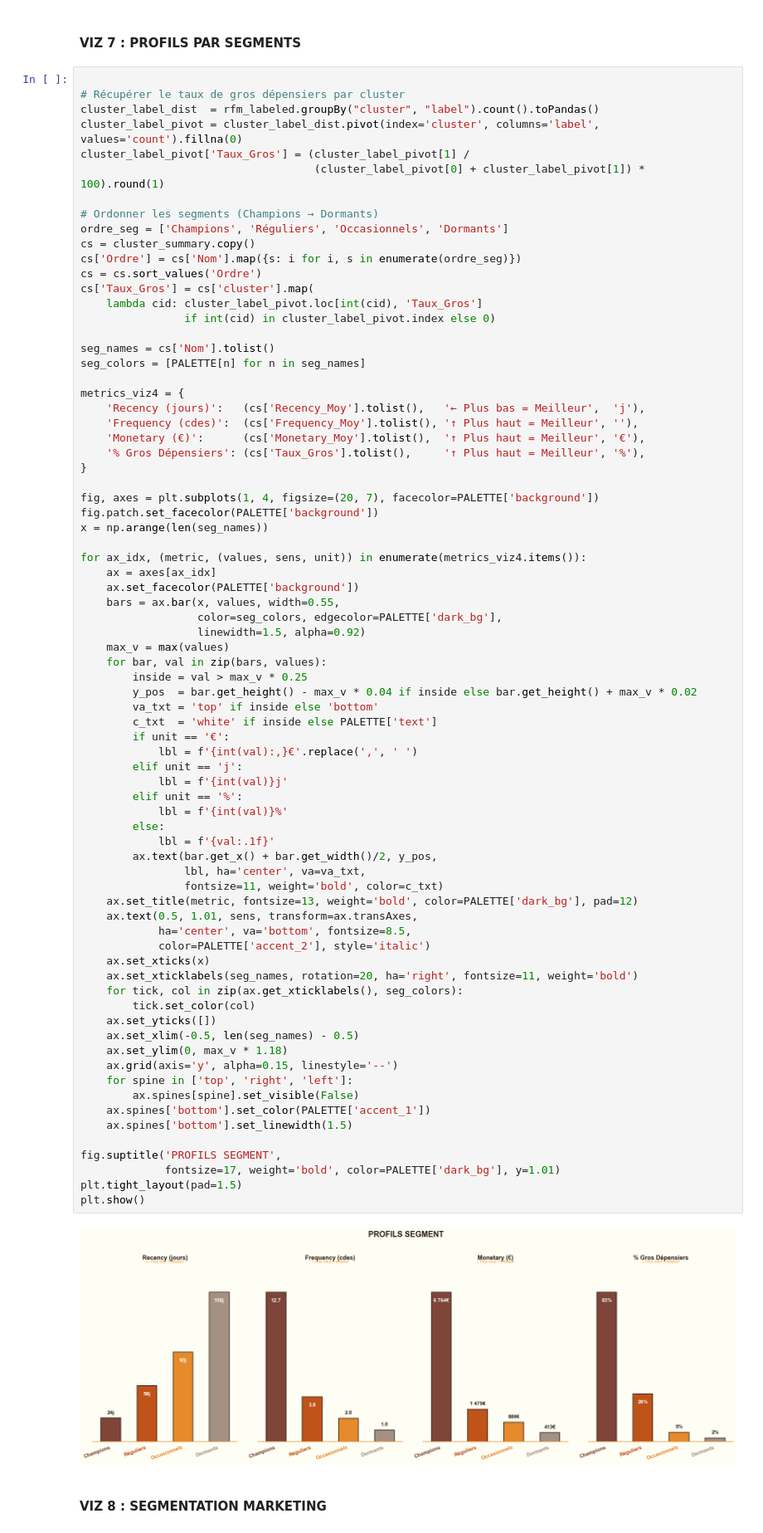
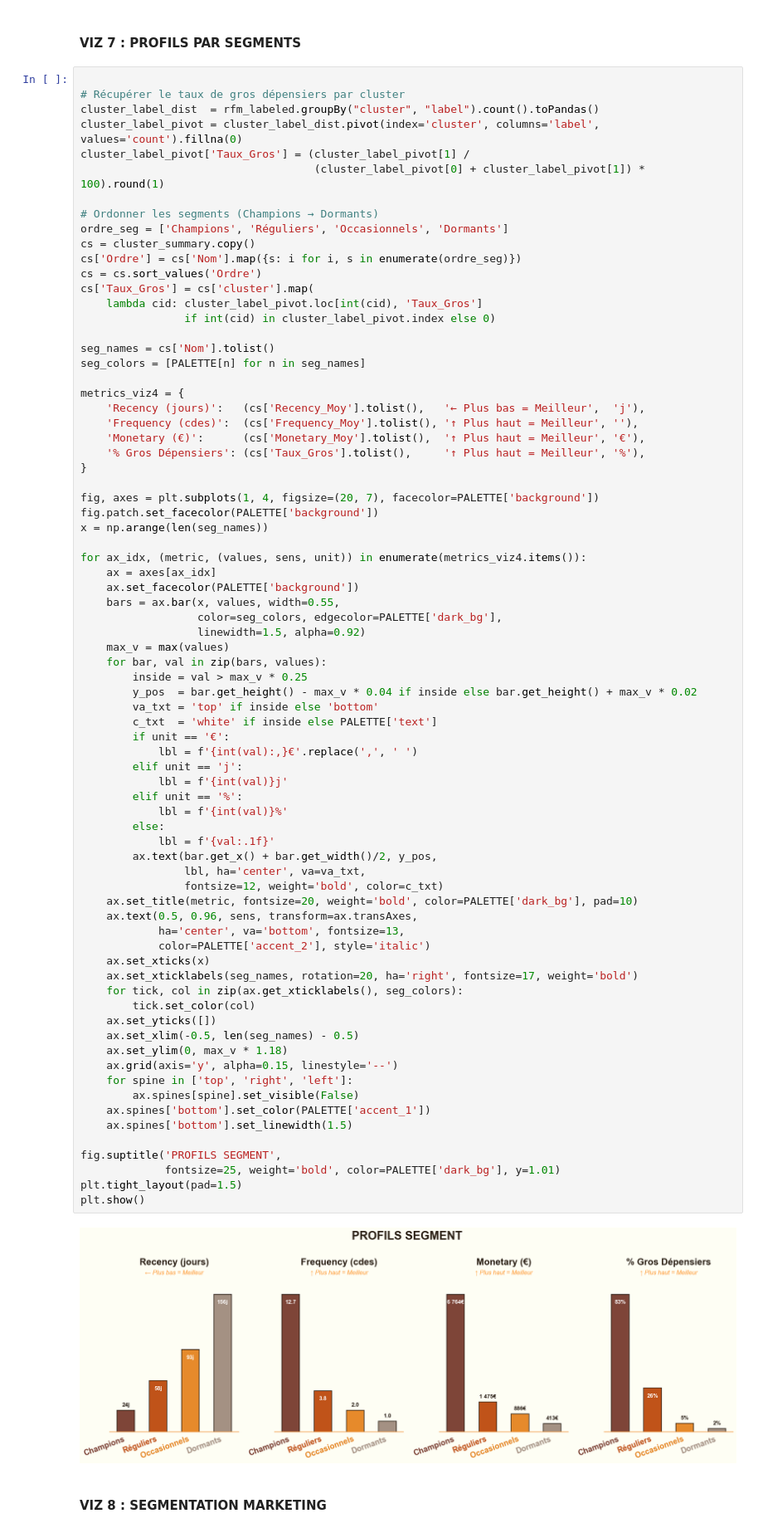
Before and after one commit to EdLac/spark-ecommerce, a Jupyter notebook: notebooks/ProjetFinal.ipynb, the cells around one changed output. Shown at 83% size. Saved outputs shown, nothing was run; the diff lists cells and outputs as text.

```diff
--- a/notebooks/ProjetFinal.ipynb
+++ b/notebooks/ProjetFinal.ipynb
@@ -2462,40 +2462,40 @@ for ax_idx, (metric, (values, sens, unit)) in enumerate(metrics_viz4.items()):
         y_pos  = bar.get_height() - max_v * 0.04 if inside else bar.get_height() + max_v * 0.02
         va_txt = 'top' if inside else 'bottom'
         c_txt  = 'white' if inside else PALETTE['text']
         if unit == '€':
             lbl = f'{int(val):,}€'.replace(',', ' ')
         elif unit == 'j':
             lbl = f'{int(val)}j'
         elif unit == '%':
             lbl = f'{int(val)}%'
         else:
             lbl = f'{val:.1f}'
         ax.text(bar.get_x() + bar.get_width()/2, y_pos,
                 lbl, ha='center', va=va_txt,
-                fontsize=11, weight='bold', color=c_txt)
-    ax.set_title(metric, fontsize=13, weight='bold', color=PALETTE['dark_bg'], pad=12)
-    ax.text(0.5, 1.01, sens, transform=ax.transAxes,
-            ha='center', va='bottom', fontsize=8.5,
+                fontsize=12, weight='bold', color=c_txt)
+    ax.set_title(metric, fontsize=20, weight='bold', color=PALETTE['dark_bg'], pad=10)
+    ax.text(0.5, 0.96, sens, transform=ax.transAxes,
+            ha='center', va='bottom', fontsize=13,
             color=PALETTE['accent_2'], style='italic')
     ax.set_xticks(x)
-    ax.set_xticklabels(seg_names, rotation=20, ha='right', fontsize=11, weight='bold')
+    ax.set_xticklabels(seg_names, rotation=20, ha='right', fontsize=17, weight='bold')
     for tick, col in zip(ax.get_xticklabels(), seg_colors):
         tick.set_color(col)
     ax.set_yticks([])
     ax.set_xlim(-0.5, len(seg_names) - 0.5)
     ax.set_ylim(0, max_v * 1.18)
     ax.grid(axis='y', alpha=0.15, linestyle='--')
     for spine in ['top', 'right', 'left']:
         ax.spines[spine].set_visible(False)
     ax.spines['bottom'].set_color(PALETTE['accent_1'])
     ax.spines['bottom'].set_linewidth(1.5)
 
 fig.suptitle('PROFILS SEGMENT',
-             fontsize=17, weight='bold', color=PALETTE['dark_bg'], y=1.01)
+             fontsize=25, weight='bold', color=PALETTE['dark_bg'], y=1.01)
 plt.tight_layout(pad=1.5)
 plt.show()
 # %% [output]
-[figure, old version]
+[figure, new version]
 # %% [markdown]
 #### VIZ 8  : SEGMENTATION MARKETING
 # %%
```
